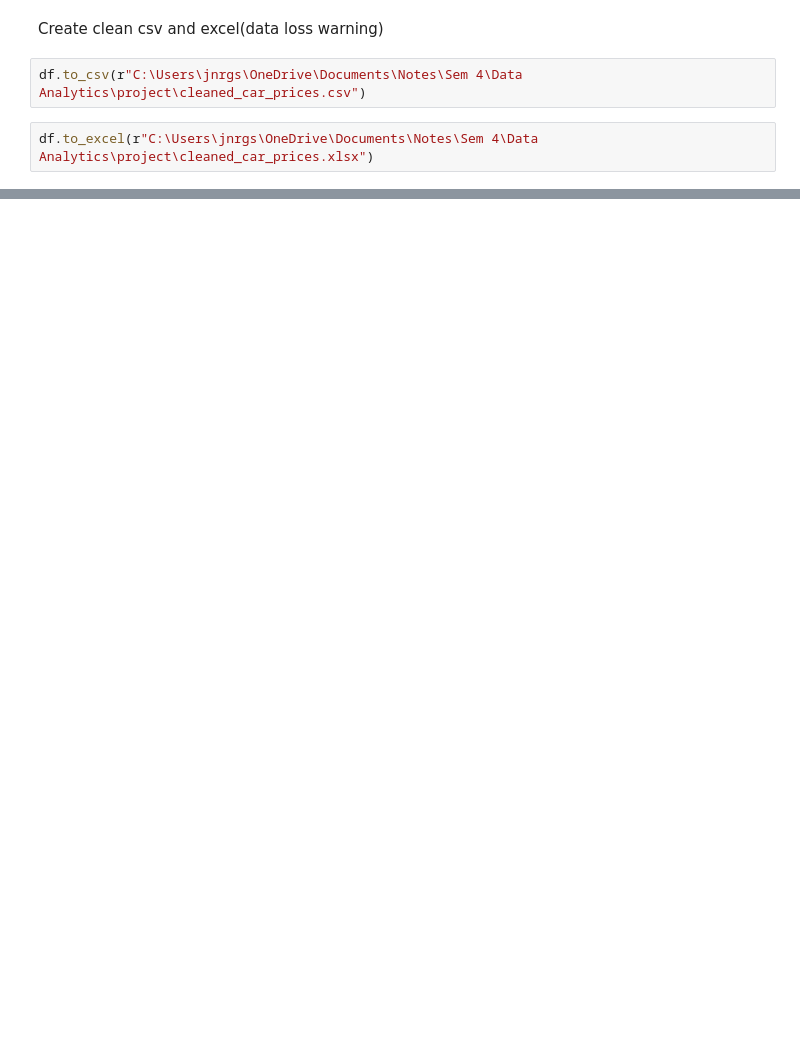
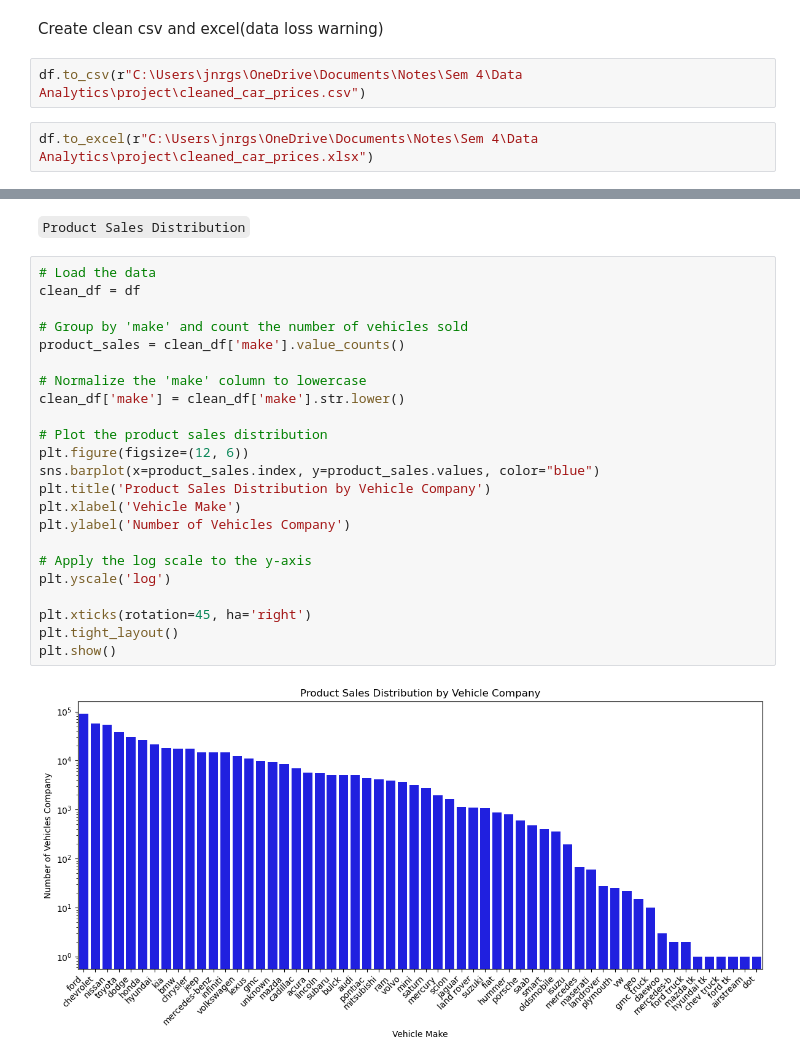
Before and after one commit to fkpatto/Data_Project-2024-, a Jupyter notebook: df_cleaned.ipynb, the cells around one changed output, grey strips where cells are left out. Saved outputs shown, nothing was run; the diff lists cells and outputs as text; blank space fills up the shorter version.

```diff
--- a/df_cleaned.ipynb
+++ b/df_cleaned.ipynb
@@ -102,0 +247,27 @@ df.to_excel(r"C:\Users\jnrgs\OneDrive\Documents\Notes\Sem 4\Data Analytics\proje
+# %% [markdown]
+`Product Sales Distribution`
+# %%
+# Load the data
+clean_df = df
+
+# Group by 'make' and count the number of vehicles sold
+product_sales = clean_df['make'].value_counts()
+
+# Normalize the 'make' column to lowercase
+clean_df['make'] = clean_df['make'].str.lower()
+
+# Plot the product sales distribution
+plt.figure(figsize=(12, 6))
+sns.barplot(x=product_sales.index, y=product_sales.values, color="blue")
+plt.title('Product Sales Distribution by Vehicle Company')
+plt.xlabel('Vehicle Make')
+plt.ylabel('Number of Vehicles Company')
+
+# Apply the log scale to the y-axis
+plt.yscale('log')
+
+plt.xticks(rotation=45, ha='right')
+plt.tight_layout()
+plt.show()
+# %% [output]
+[figure, added]
```
Also changed, not shown: parts of 13 cells of this notebook.
